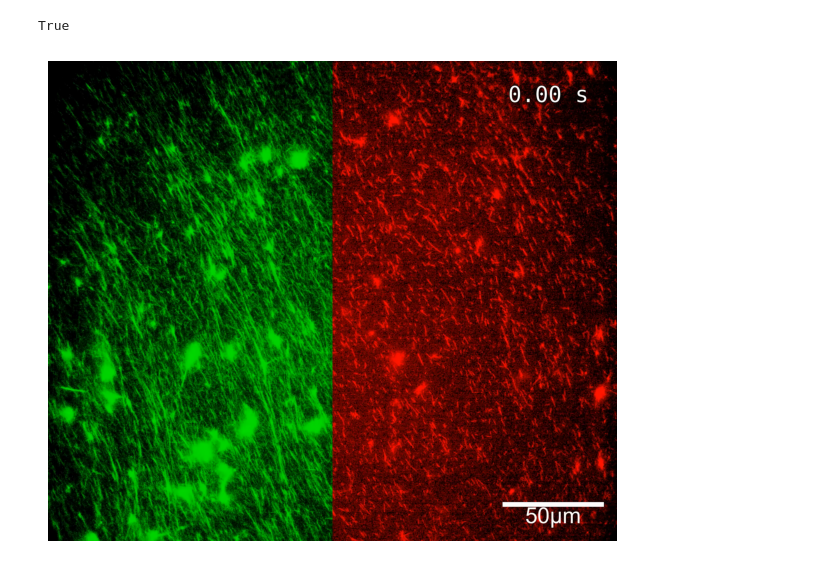
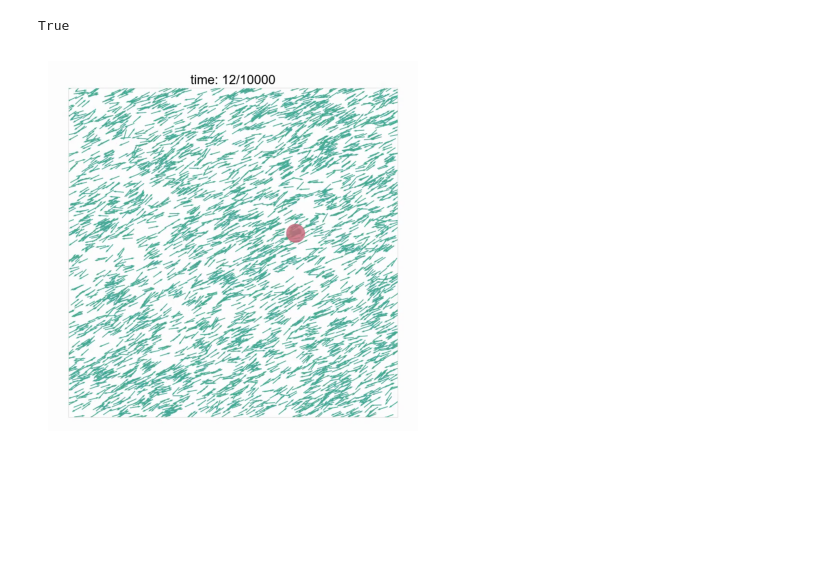
Before and after one commit to wppppupr/MTCargo_analysis, a Jupyter notebook: notebooks/animate.ipynb, the cells around one changed output. Drawn from its saved outputs; the diff is of its cells as text; code cells hidden in the pictures; blank space fills up the shorter version.

```diff
--- a/notebooks/animate.ipynb
+++ b/notebooks/animate.ipynb
@@ -614,5 +614,5 @@ import cv2
 import numpy as np
 import matplotlib.pyplot as plt
 
-cap_file = cv2.VideoCapture('/Users/sasakinozomu/Desktop/シーケンス 01.mp4')
+cap_file = cv2.VideoCapture('/Volumes/My Passport/Sasaki/MTCargoSim/MTC/P0.5_A0.5/seed1.zarr/animation.mov')
 # %%
@@ -624,11 +624,11 @@ ret, frame = cap_file.read()
 frame = cv2.cvtColor(frame, cv2.COLOR_BGR2RGB)
 # %%
 fig, ax = plt.subplots()
-ax = fig.add_axes([0, 0, 1, 1])
+#ax = fig.add_axes([0, 0, 1, 1])
 ax.imshow(frame)
 
 ax.axis('off')
 
-fig.savefig('/Users/sasakinozomu/Desktop/シーケンス 01.png')
+fig.savefig('/Users/sasakinozomu/Desktop/sim11.png')
 # %% [output]
-[figure, old version]
+[figure, new version]
```
Also changed, not shown: parts of 1 cell of this notebook, 6 other files.
